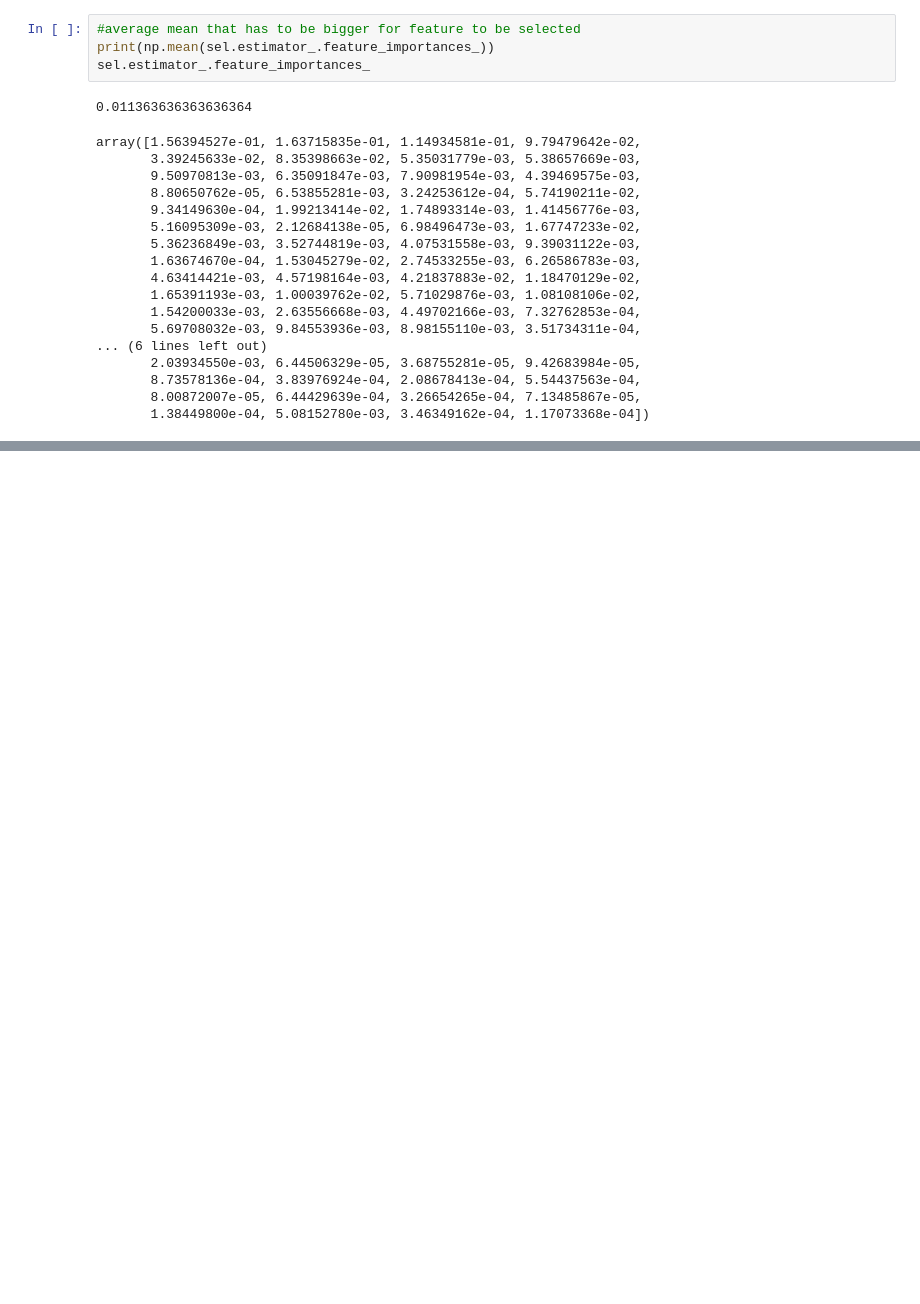
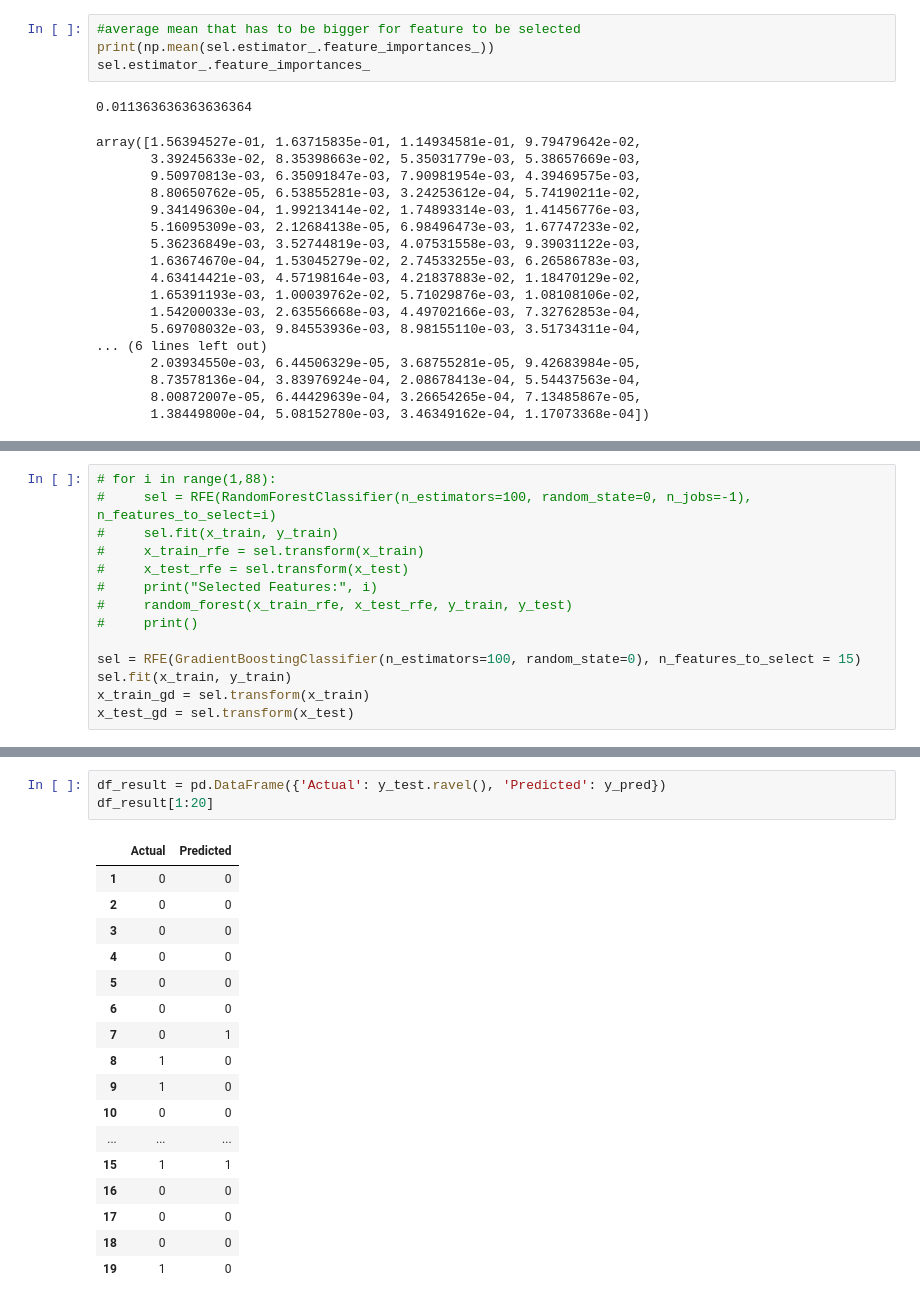
Before and after one commit to vathanahim/IAF604_Assignment3_Random_Forest, a Jupyter notebook: IAF604_Assignment3/Assignment3.ipynb, the cells around one changed output, grey strips where cells are left out. Saved outputs shown, nothing was run; the diff lists cells and outputs as text; blank space fills up the shorter version.

```diff
--- a/IAF604_Assignment3/Assignment3.ipynb
+++ b/IAF604_Assignment3/Assignment3.ipynb
@@ -350,0 +434,14 @@ array([1.56394527e-01, 1.63715835e-01, 1.14934581e-01, 9.79479642e-02,
+# %%
+# for i in range(1,88):
+#     sel = RFE(RandomForestClassifier(n_estimators=100, random_state=0, n_jobs=-1), n_features_to_select=i)
+#     sel.fit(x_train, y_train)
+#     x_train_rfe = sel.transform(x_train)
+#     x_test_rfe = sel.transform(x_test)
+#     print("Selected Features:", i)
+#     random_forest(x_train_rfe, x_test_rfe, y_train, y_test)
+#     print()
+
+sel = RFE(GradientBoostingClassifier(n_estimators=100, random_state=0), n_features_to_select = 15)
+sel.fit(x_train, y_train)
+x_train_gd = sel.transform(x_train)
+x_test_gd = sel.transform(x_test)
@@ -350,0 +503,21 @@ array([1.56394527e-01, 1.63715835e-01, 1.14934581e-01, 9.79479642e-02,
+# %%
+df_result = pd.DataFrame({'Actual': y_test.ravel(), 'Predicted': y_pred})
+df_result[1:20]
+# %% [output]
+|  | Actual | Predicted |
+| 1 | 0 | 0 |
+| 2 | 0 | 0 |
+| 3 | 0 | 0 |
+| 4 | 0 | 0 |
+| 5 | 0 | 0 |
+| 6 | 0 | 0 |
+| 7 | 0 | 1 |
+| 8 | 1 | 0 |
+| 9 | 1 | 0 |
+| 10 | 0 | 0 |
+| ... | ... | ... |
+| 15 | 1 | 1 |
+| 16 | 0 | 0 |
+| 17 | 0 | 0 |
+| 18 | 0 | 0 |
+| 19 | 1 | 0 |
```
Also changed, not shown: parts of 27 cells of this notebook.
